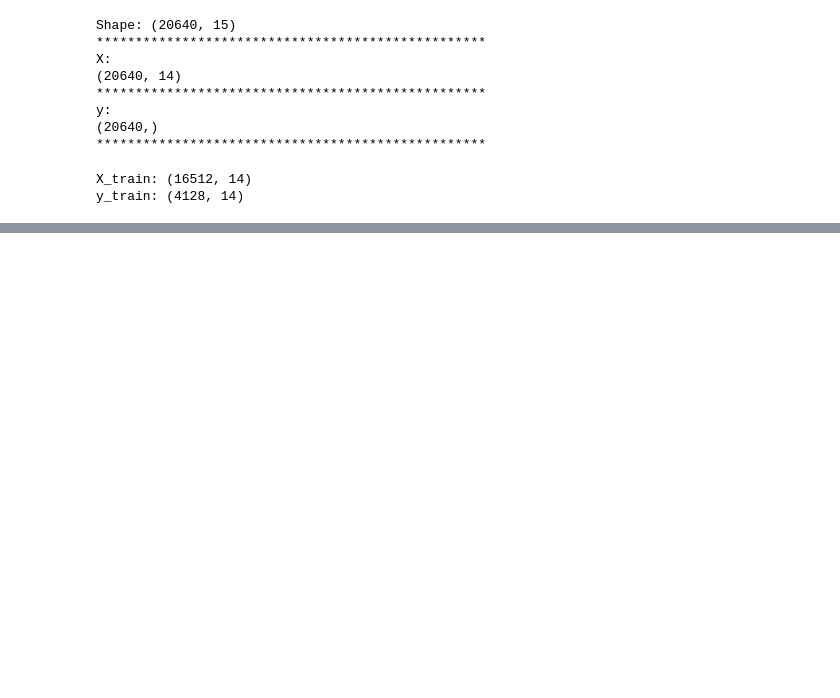
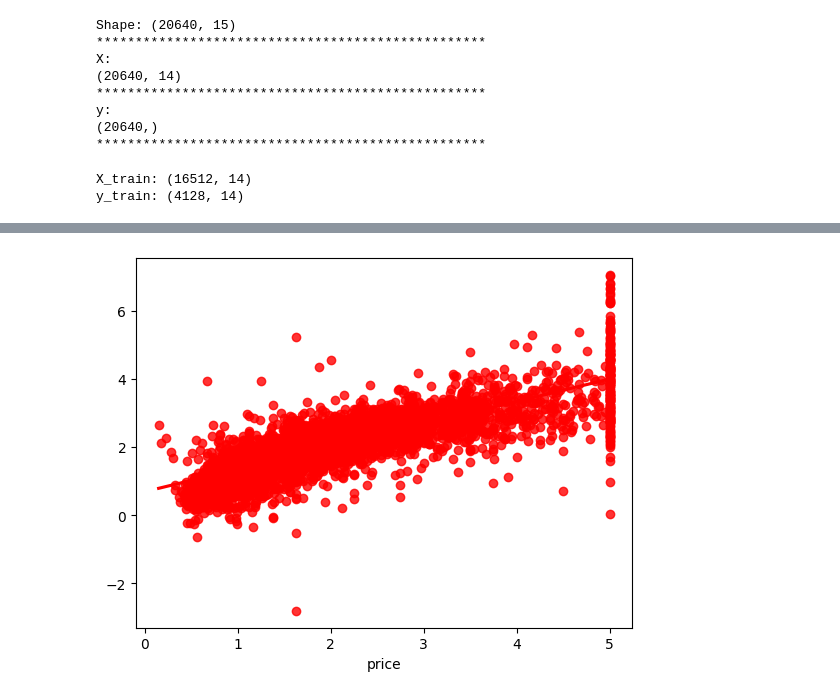
Before and after one commit to MudaserShah/Machine-learning-Projects, a Jupyter notebook: house-price-ml/notebook.ipynb, the cells around one changed output, grey strips where cells are left out. Cells and saved outputs as stored; diff of their text form; code cells hidden in the pictures; blank space fills up the shorter version.

```diff
--- a/house-price-ml/notebook.ipynb
+++ b/house-price-ml/notebook.ipynb
@@ -1157,0 +1084,4 @@ print(results.head(20))
+# %%
+sns.regplot(x=y_test,y=y_pred,ci=None,color ='red');
+# %% [output]
+[figure, added]
```
Also changed, not shown: parts of 37 cells of this notebook.
